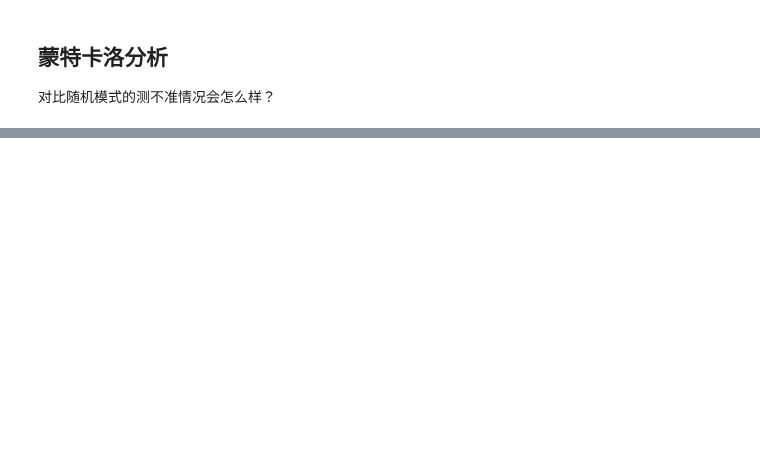
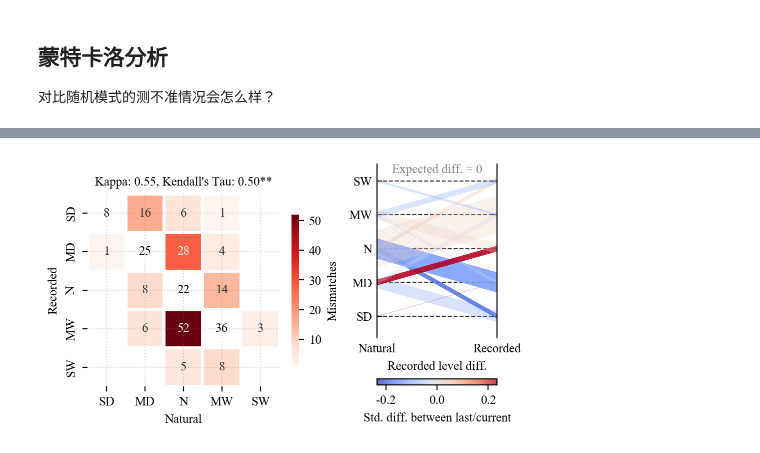
Before and after one commit to SongshGeo/shifting_baseline, a Jupyter notebook: reports/boxes.ipynb, the cells around one changed output, grey strips where cells are left out. Cells and saved outputs as stored; diff of their text form; code cells hidden in the pictures; blank space fills up the shorter version.

```diff
--- a/reports/boxes.ipynb
+++ b/reports/boxes.ipynb
@@ -421,0 +158,20 @@ plt.show();
+# %%
+import matplotlib.pyplot as plt
+
+fig, (ax1, ax2) = plt.subplots(
+    nrows=1,
+    ncols=2,
+    figsize=(5, 3),
+    gridspec_kw={"width_ratios": [2, 1]},
+    tight_layout=True,
+)
+
+## 图1：混淆矩阵
+plot_confusion_matrix(cm_df=cm_df, title=title, ax=ax1)
+
+## 图2：热力图
+plot_mismatch_matrix(actual_diff, df_p, df_false, ax=ax2)
+plt.tight_layout(rect=[0, 0, 1, 1])  # 调整布局以适应标题和图例
+plt.show();
+# %% [output]
+[figure, added]
```
Also changed, not shown: parts of 16 cells of this notebook, 5 other files.
